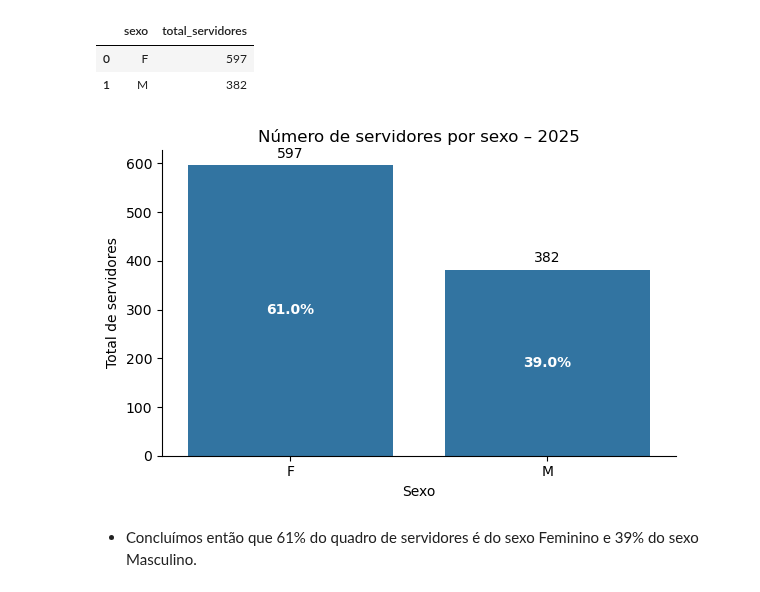
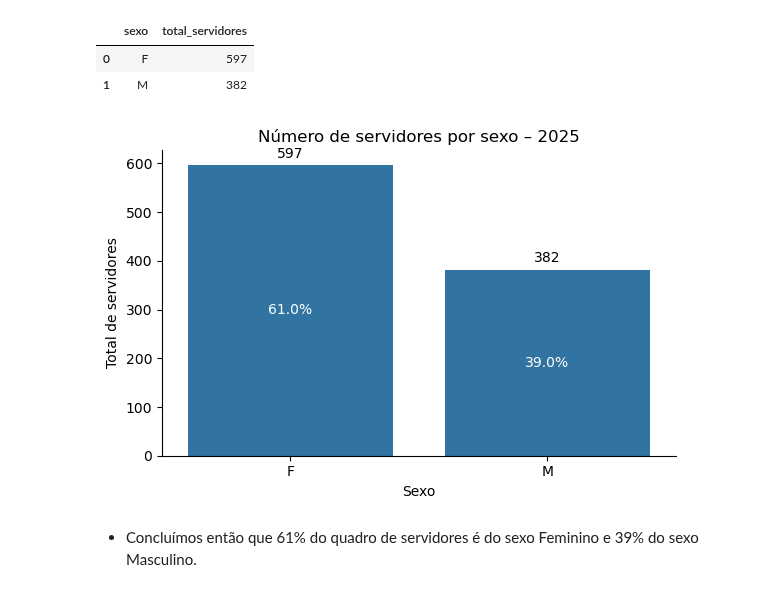
Before and after one commit to oguidenardi/folha_pagamento_santa_rita_2025, a Jupyter notebook: notebooks/04_exploratory_data_analysis.ipynb, the cells around one changed output. Cells and saved outputs as stored; diff of their text form; code cells hidden in the pictures.

```diff
--- a/notebooks/04_exploratory_data_analysis.ipynb
+++ b/notebooks/04_exploratory_data_analysis.ipynb
@@ -239,35 +239,34 @@ plt.figure(figsize=(6, 4))
 
 ax = sns.barplot(
     data=contagem_sexo,
     x="sexo",
     y="total_servidores"
 )
 
 # Número absoluto em cima da barra
 for container in ax.containers:
     ax.bar_label(container, padding=3)
 
 # Percentual dentro da barra
 for i, row in contagem_sexo.iterrows():
     ax.text(
         i,
         row["total_servidores"] / 2,
         f'{row["percentual"]}%',
         ha="center",
         va="center",
         color="white",
-        fontweight="bold"
     )
 
 plt.title("Número de servidores por sexo – 2025")
 plt.xlabel("Sexo")
 plt.ylabel("Total de servidores")
 
 sns.despine()
 plt.tight_layout()
 plt.show()
 # %% [output]
-[figure, old version]
+[figure, new version]
 # %% [markdown]
 - Concluímos então que 61% do quadro de servidores é do sexo Feminino e 39% do sexo Masculino.
 # %% [markdown]
```
Also changed, not shown: parts of 9 cells of this notebook.
